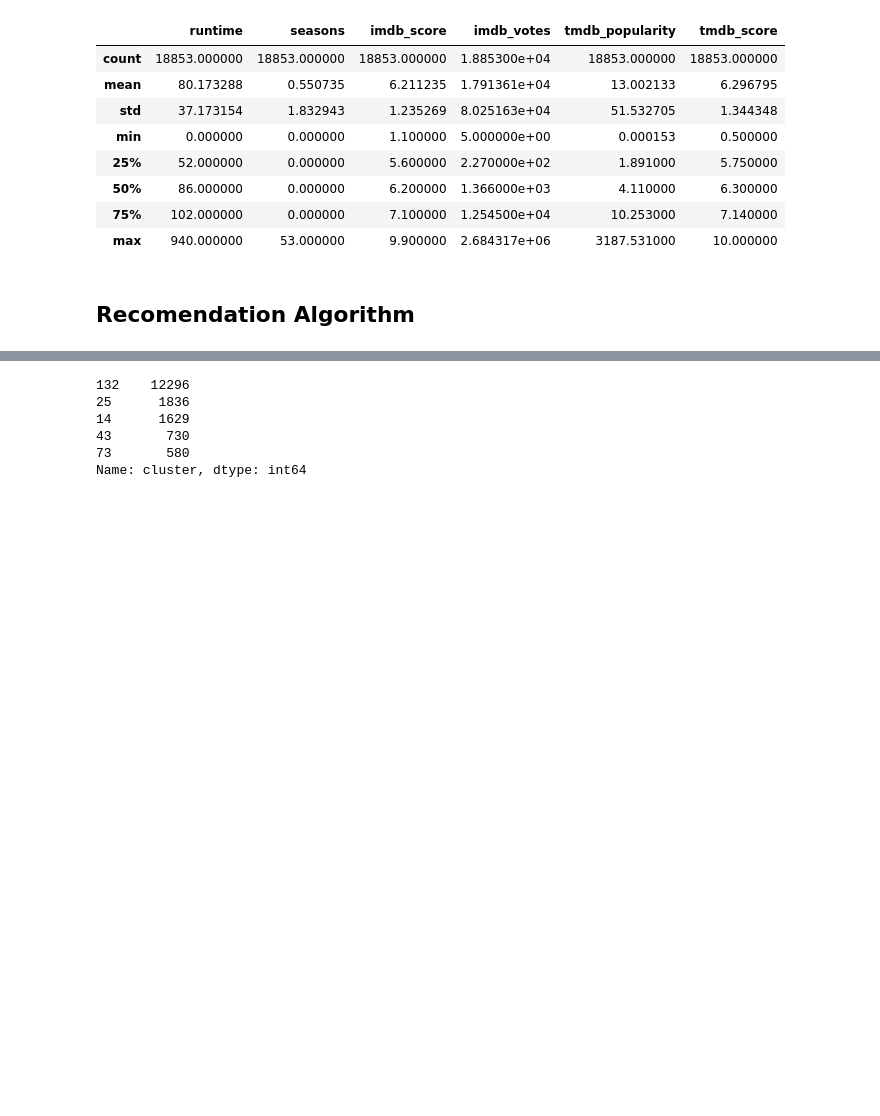
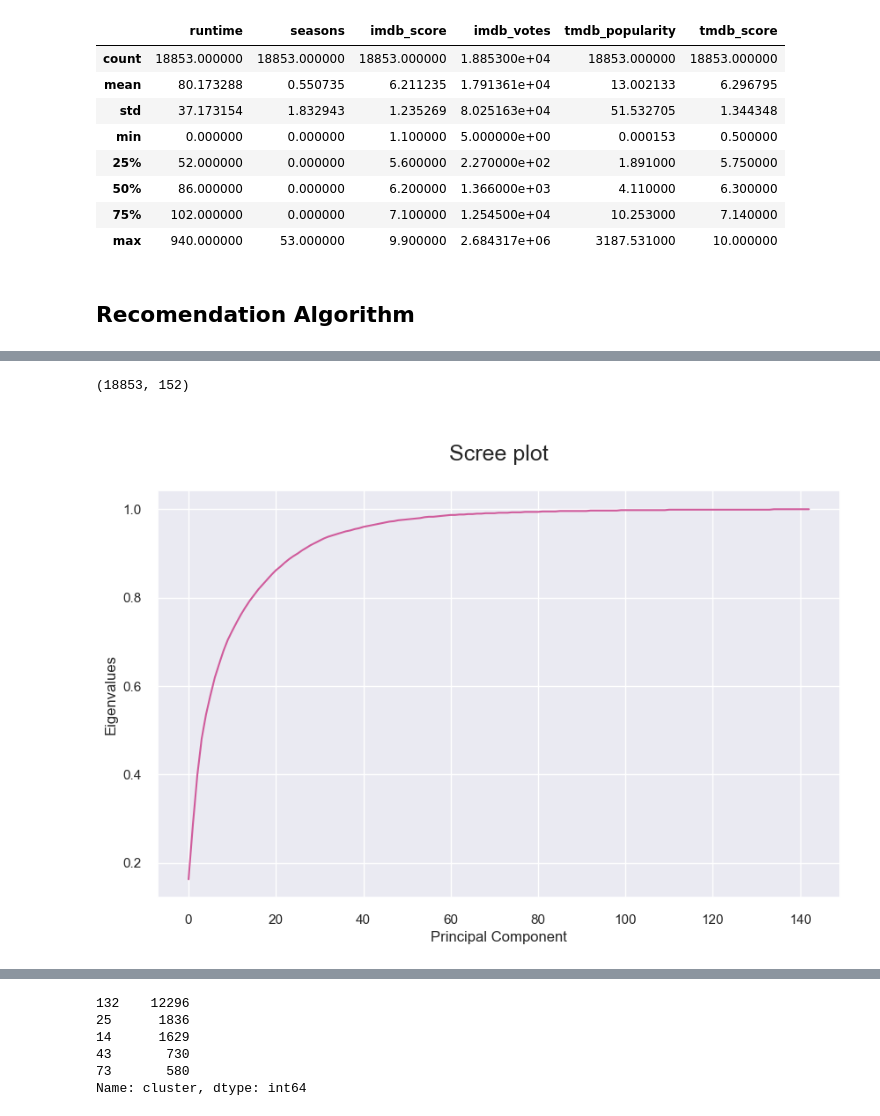
Before and after one commit to ARRamanathan/ProgrammingforAI, a Jupyter notebook: Code.ipynb, the cells around one changed output, grey strips where cells are left out. Drawn from its saved outputs; the diff is of its cells as text; code cells hidden in the pictures; blank space fills up the shorter version.

```diff
--- a/Code.ipynb
+++ b/Code.ipynb
@@ -405,0 +421,11 @@ pycaret_df = df_movies.loc[:, ['runtime', 'seasons', 'imdb_score', 'imdb_votes',
+# %%
+dummies = pd.get_dummies(var_df[['type', 'lead_prod_country', 'main_genre']], drop_first=True)
+var_df_dum = pd.concat([var_df, dummies], axis=1)
+var_df_dum.drop(['type', 'lead_prod_country', 'main_genre'], axis=1, inplace=True)
+# %%
+var_df_dum.drop(['genres', 'production_countries'], axis=1, inplace=True)
+# %%
+scaler = MinMaxScaler()
+df_scaled = scaler.fit_transform(var_df_dum)
+df_scaled = pd.DataFrame(df_scaled, columns=[var_df_dum.columns])
+df_scaled.describe().T
@@ -405,0 +446,20 @@ pycaret_df = df_movies.loc[:, ['runtime', 'seasons', 'imdb_score', 'imdb_votes',
+# %%
+df_scaled.shape
+# %% [output]
+(18853, 152)
+# %%
+from sklearn.decomposition import PCA
+
+pca = PCA(n_components=143, svd_solver='full')
+df_scaled_full = pca.fit(df_scaled).transform(df_scaled)
+
+explained_variance = np.round(np.cumsum(pca.explained_variance_ratio_),3)
+# %%
+plt.figure(figsize=(10,6))
+plt.title('\nScree plot\n', fontsize=18)
+plt.plot(np.arange(143), explained_variance, color='#D05C9C')
+plt.xlabel('Principal Component')
+plt.ylabel('Eigenvalues')
+plt.show()
+# %% [output]
+[figure, added]
```
Also changed, not shown: parts of 33 cells of this notebook.
